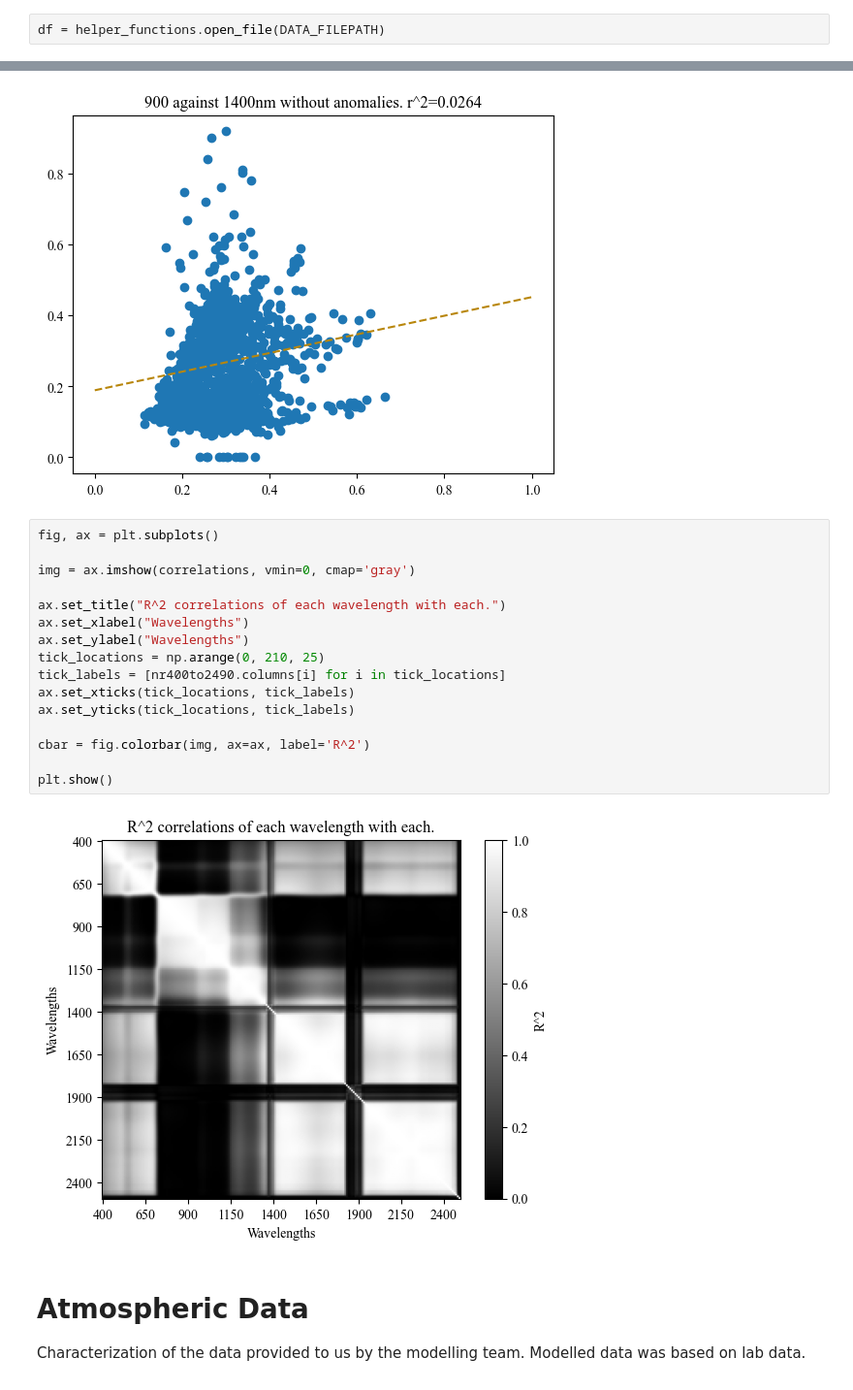
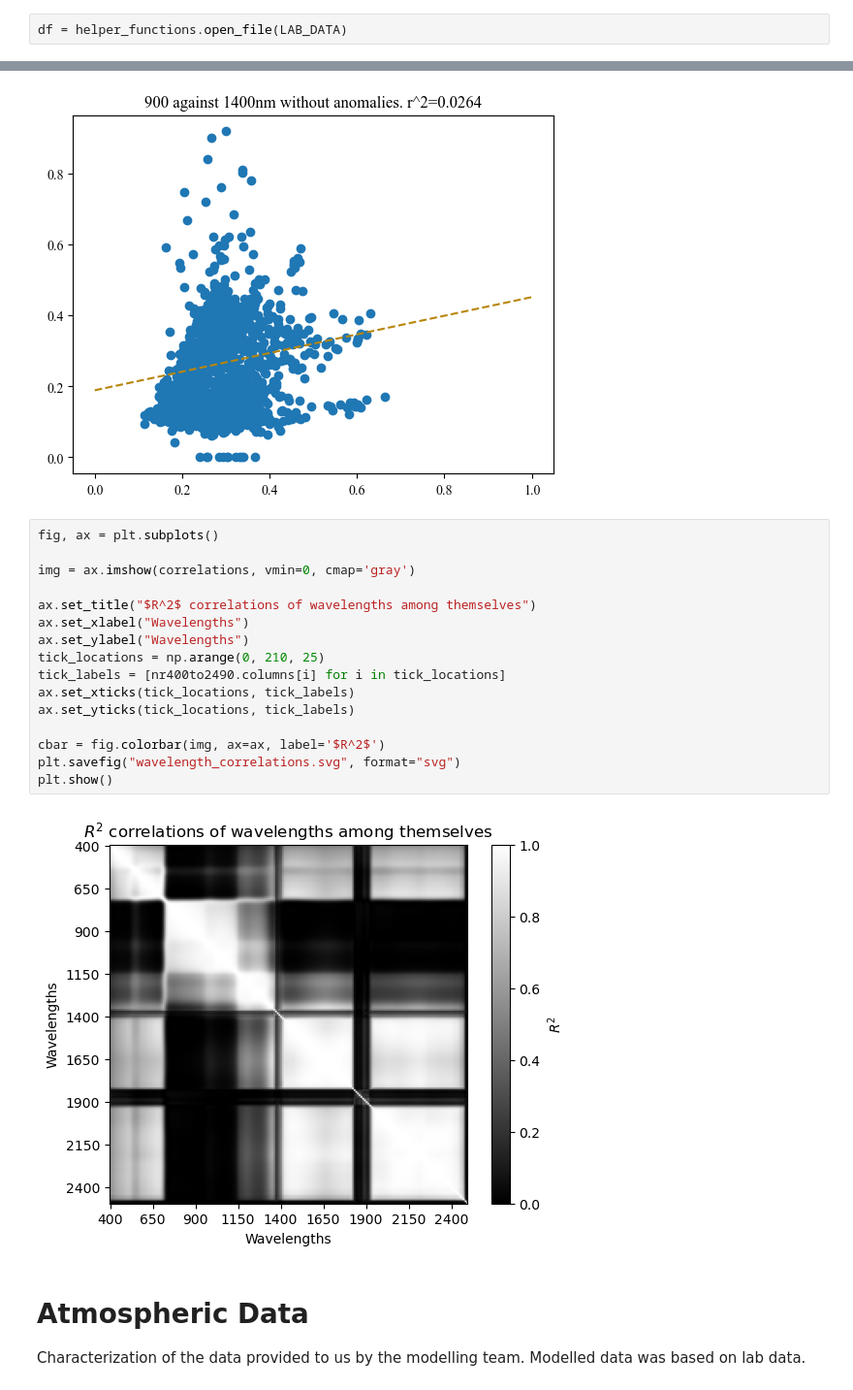
Before and after one commit to utat-ss/FINCH-Science_Unmixing, a Jupyter notebook: runs/characterization/dataset_characterization.ipynb, the cells around one changed output, grey strips where cells are left out. Shown at 97% size. Saved outputs shown, nothing was run; the diff lists cells and outputs as text.

```diff
--- a/runs/characterization/dataset_characterization.ipynb
+++ b/runs/characterization/dataset_characterization.ipynb
@@ -44,7 +44,7 @@ LAB_DATA = "../../data/useful_columns_data.csv"
 # %% [markdown]
 Open dataset and prepare for operations:
 # %%
-df = helper_functions.open_file(DATA_FILEPATH)
+df = helper_functions.open_file(LAB_DATA)
 # %%
 fractions, nr400to2490 = helper_functions.take_subset(df, start=400, end=2490)
 _, nr900to1700 = helper_functions.take_subset(df, start=900, end=1700)
@@ -359,21 +359,21 @@ plt.show()
 # %%
 fig, ax = plt.subplots()
 
 img = ax.imshow(correlations, vmin=0, cmap='gray')
 
-ax.set_title("R^2 correlations of each wavelength with each.")
+ax.set_title("$R^2$ correlations of wavelengths among themselves")
 ax.set_xlabel("Wavelengths")
 ax.set_ylabel("Wavelengths")
 tick_locations = np.arange(0, 210, 25)
 tick_labels = [nr400to2490.columns[i] for i in tick_locations]
 ax.set_xticks(tick_locations, tick_labels)
 ax.set_yticks(tick_locations, tick_labels)
 
-cbar = fig.colorbar(img, ax=ax, label='R^2')
-
+cbar = fig.colorbar(img, ax=ax, label='$R^2$')
+plt.savefig("wavelength_correlations.svg", format="svg")
 plt.show()
 # %% [output]
-[figure, old version]
+[figure, new version]
 # %% [markdown]
 # Atmospheric Data
 Characterization of the data provided to us by the modelling team. Modelled data was based on lab data.
```
Also changed, not shown: parts of 4 cells of this notebook, 2 other files.
